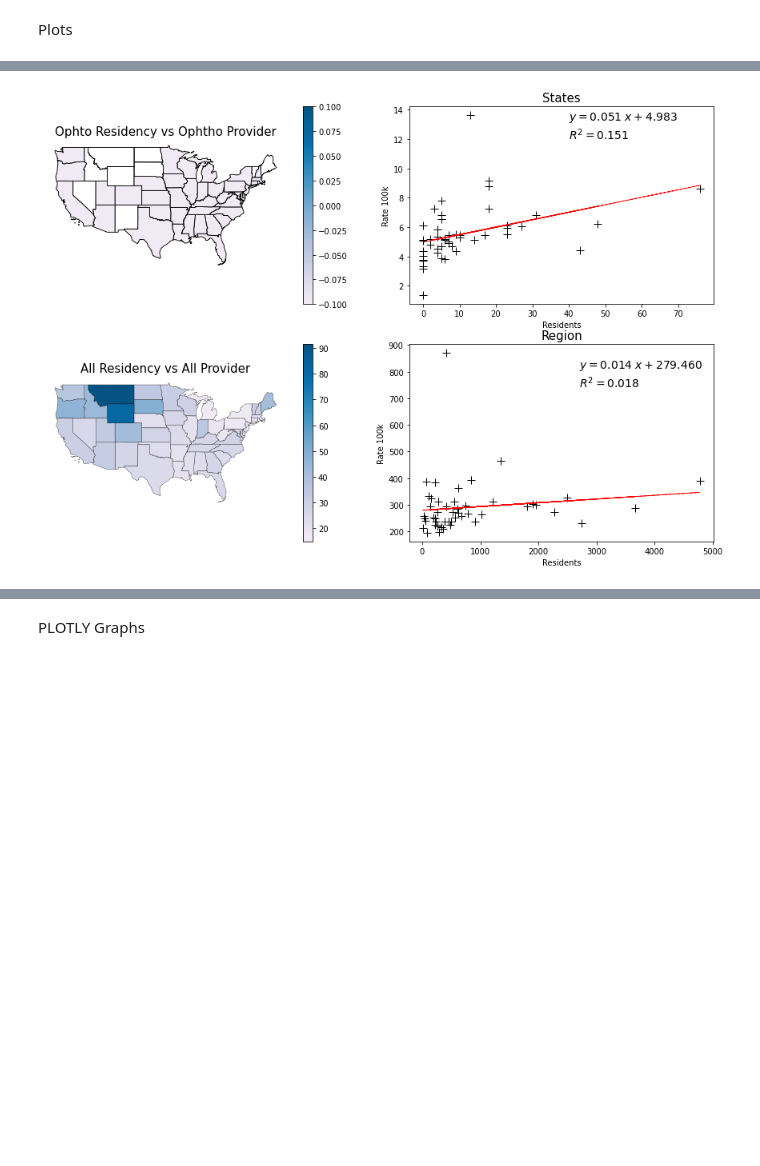
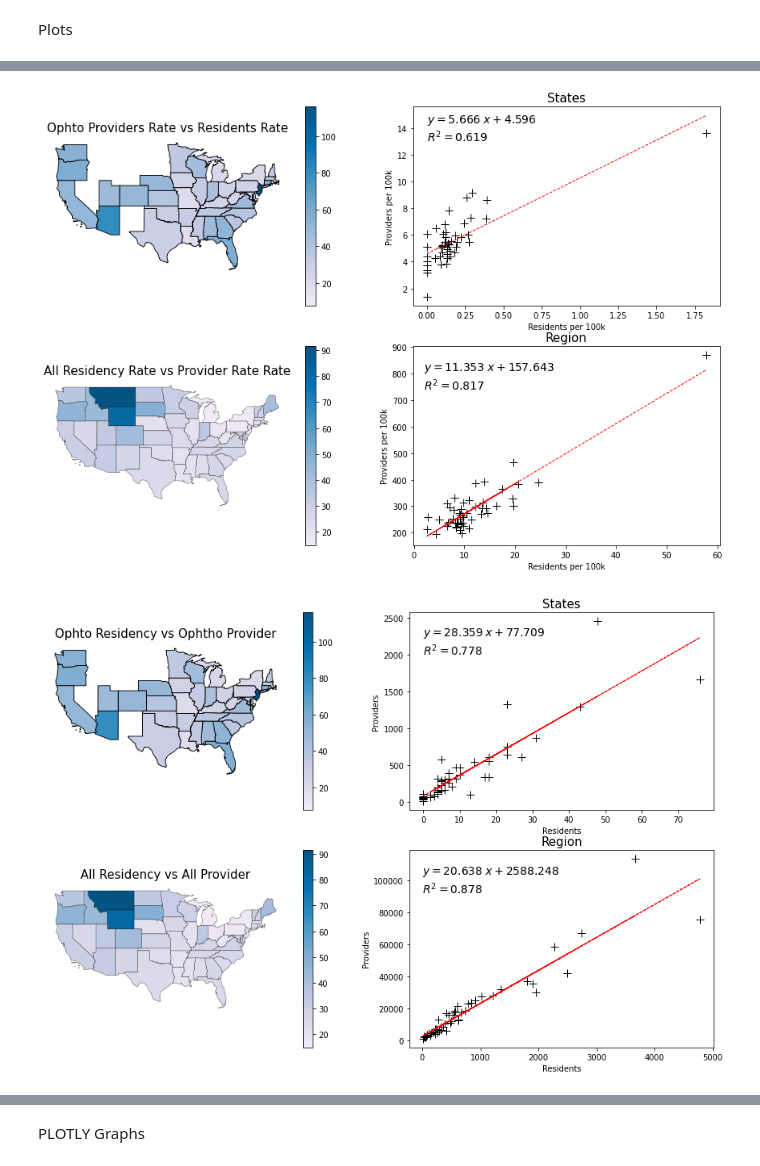
Before and after one commit to Aidan-Gilson/Ophtho_Trends, a Jupyter notebook: providers.ipynb, the cells around one changed output, grey strips where cells are left out. Cells and saved outputs as stored; diff of their text form; code cells hidden in the pictures; blank space fills up the shorter version.

```diff
--- a/providers.ipynb
+++ b/providers.ipynb
@@ -191,5 +377,9 @@ new_cmap = truncate_colormap(cmap, 0.1, 0.9)
+# %%
+fig, ((ax1, ax3), (ax2, ax4)) = plot_us(states, regions, "Provider_Rate_Ratio_Optho", "Optho_residents_Per_100k", "Rate_100k_21_Ophtho", new_cmap, 'Ophto Providers Rate vs Residents Rate', 'Residents per 100k', 'Providers per 100k', 0, 13, 2, 850, region_map="Provider_Ratio_All", region_x = "All_residents_Per_100k", region_y="Rate_100k_22_All", region_title='All Residency Rate vs Provider Rate Rate')
+# %% [output]
+[figure, added]
 # %%
-fig, ((ax1, ax3), (ax2, ax4)) = plot_us(states, regions, "Provider_Ratio_Optho", "Ophtho_Residents", "Rate_100k_21_Ophtho", new_cmap, 'Ophto Residency vs Ophtho Provider', 'Residents', 'Rate 100k', 40, 12, 2700, 850, region_map="Provider_Ratio_All", region_x = "All", region_y="Rate_100k_22_All", region_title='All Residency vs All Provider')
+fig, ((ax1, ax3), (ax2, ax4)) = plot_us(states, regions, "Provider_Ratio_Optho", "Ophtho_Residents", "Ophthalmologists_21", new_cmap, 'Ophto Residency vs Ophtho Provider', 'Residents', 'Providers', 0, 2000, 0, 110000, region_map="Provider_Ratio_All", region_x = "All", region_y="MD_22", region_title='All Residency vs All Provider')
 # %% [output]
-[figure, old version]
+[figure, new version]
 # %%
```
Also changed, not shown: parts of 21 cells of this notebook, 11 other files.
